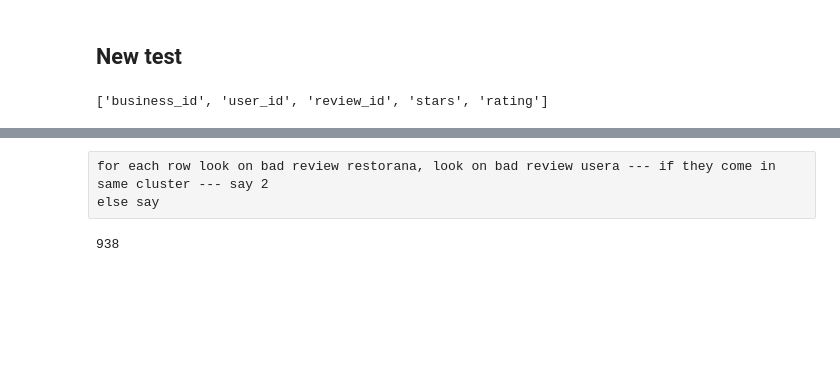
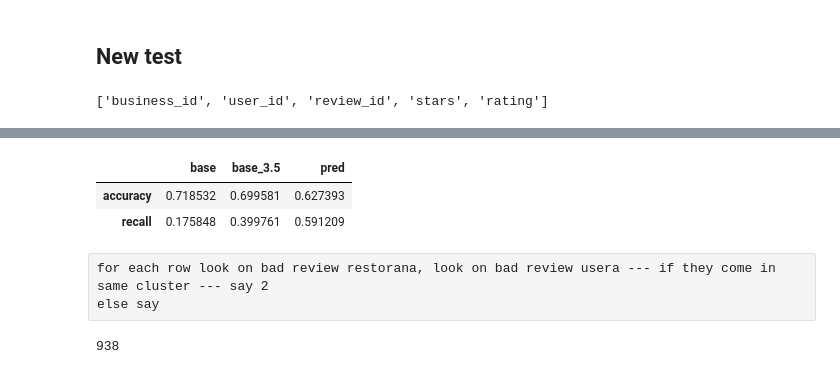
Before and after one commit to Myau5x/anti-recommender, a Jupyter notebook: Nlp_approach_ac.ipynb, the cells around one changed output, grey strips where cells are left out. Drawn from its saved outputs; the diff is of its cells as text; code cells hidden in the pictures; blank space fills up the shorter version.

```diff
--- a/Nlp_approach_ac.ipynb
+++ b/Nlp_approach_ac.ipynb
@@ -336,3 +342,9 @@ accuracy_score(act, my_pred),  accuracy_score(act, base_35)
+# %%
+my_scorer(BIG_filter)
+# %% [output]
+|  | base | base_3.5 | pred |
+| accuracy | 0.718532 | 0.699581 | 0.627393 |
+| recall | 0.175848 | 0.399761 | 0.591209 |
 # %% [raw]
 for each row look on bad review restorana, look on bad review usera --- if they come in same cluster --- say 2
 else say
```
Also changed, not shown: parts of 15 cells of this notebook, 1 other file.
